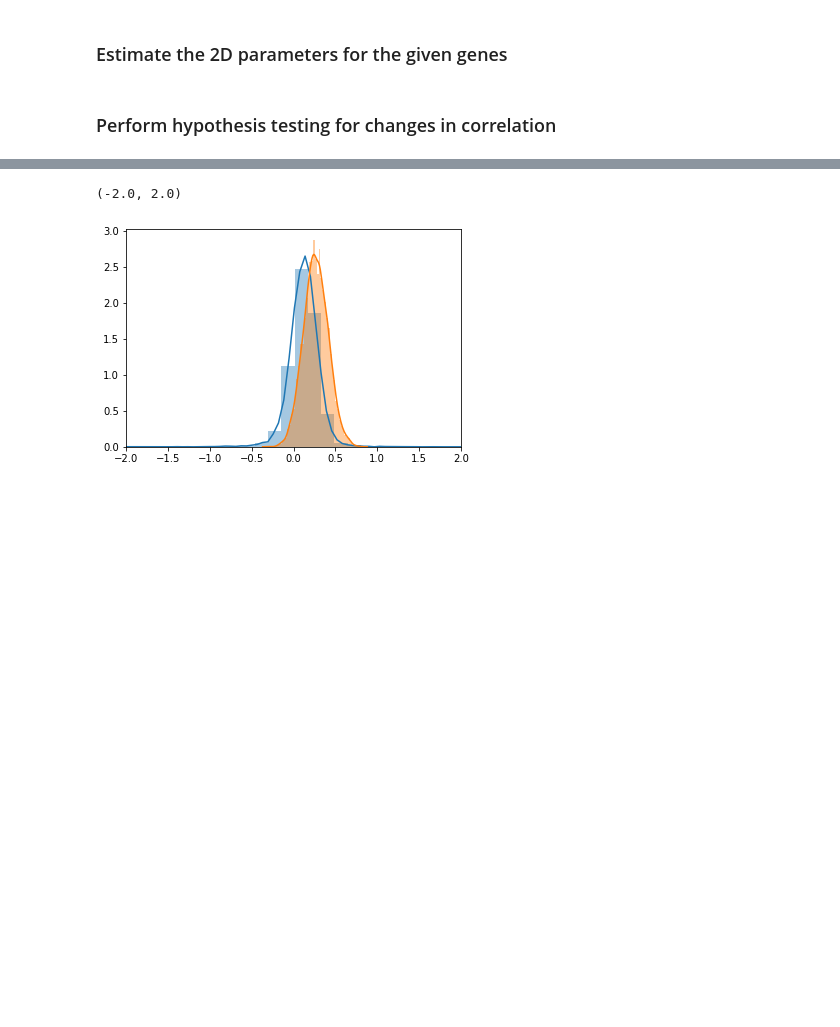
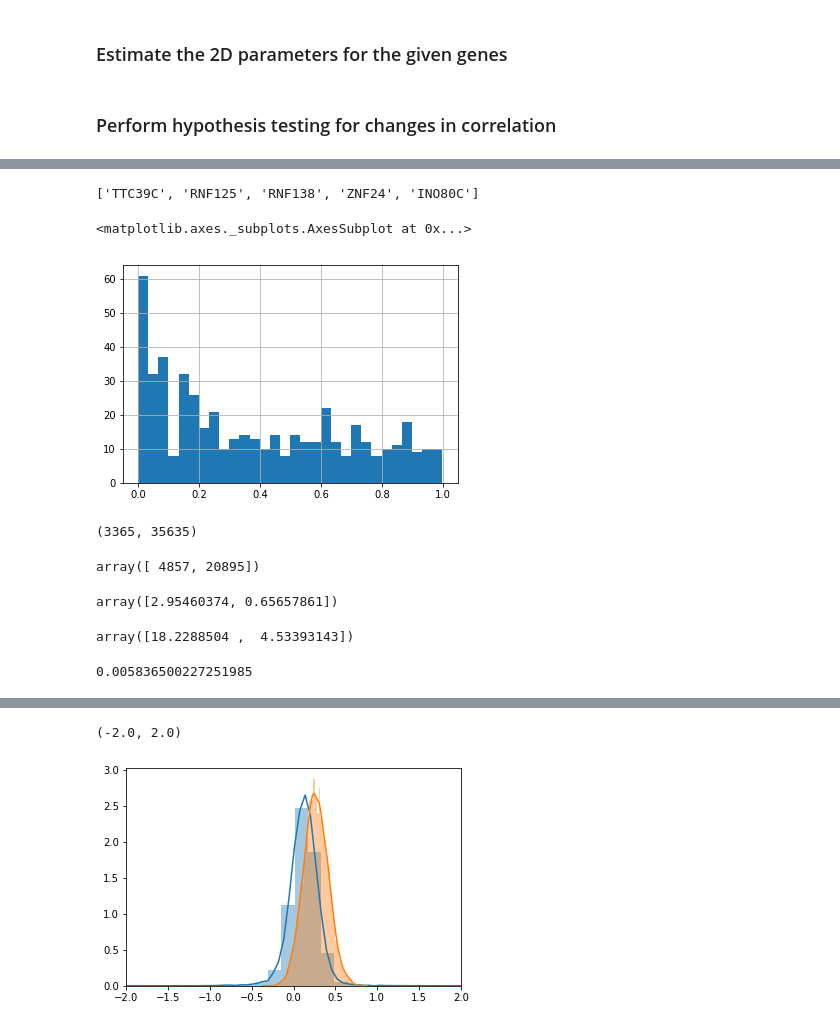
Before and after one commit to yelabucsf/scrna-parameter-estimation, a Jupyter notebook: tutorials/interferon_pbmc.ipynb, the cells around one changed output, grey strips where cells are left out. Cells and saved outputs as stored; diff of their text form; code cells hidden in the pictures; blank space fills up the shorter version.

```diff
--- a/tutorials/interferon_pbmc.ipynb
+++ b/tutorials/interferon_pbmc.ipynb
@@ -280,0 +334,29 @@ for i, j in zip(es, es_ind):
+# %%
+gene_list_2[:5]
+# %% [output]
+['TTC39C', 'RNF125', 'RNF138', 'ZNF24', 'INO80C']
+# %%
+test_2d_result.query('tf == "STAT1"')['dc_pval'].hist(bins=30)
+# %% [output]
+<matplotlib.axes._subplots.AxesSubplot at 0x...>
+[figure, added]
+# %%
+estimator.group_cells['sg^ctrl^default_rep^default_batch^CD14+ Monocytes'].shape
+# %% [output]
+(3365, 35635)
+# %%
+gene_idxs_1
+# %% [output]
+array([ 4857, 20895])
+# %%
+estimator.estimated_central_moments['sg^ctrl^default_rep^default_batch^CD14+ Monocytes']['first'][gene_idxs_1][:10]
+# %% [output]
+array([2.95460374, 0.65657861])
+# %%
+estimator.estimated_central_moments['sg^ctrl^default_rep^default_batch^CD14+ Monocytes']['second'][gene_idxs_1][:10]
+# %% [output]
+array([18.2288504 ,  4.53393143])
+# %%
+estimator.q_sq
+# %% [output]
+0.005836500227251985
```
Also changed, not shown: parts of 35 cells of this notebook, 5 other files.
